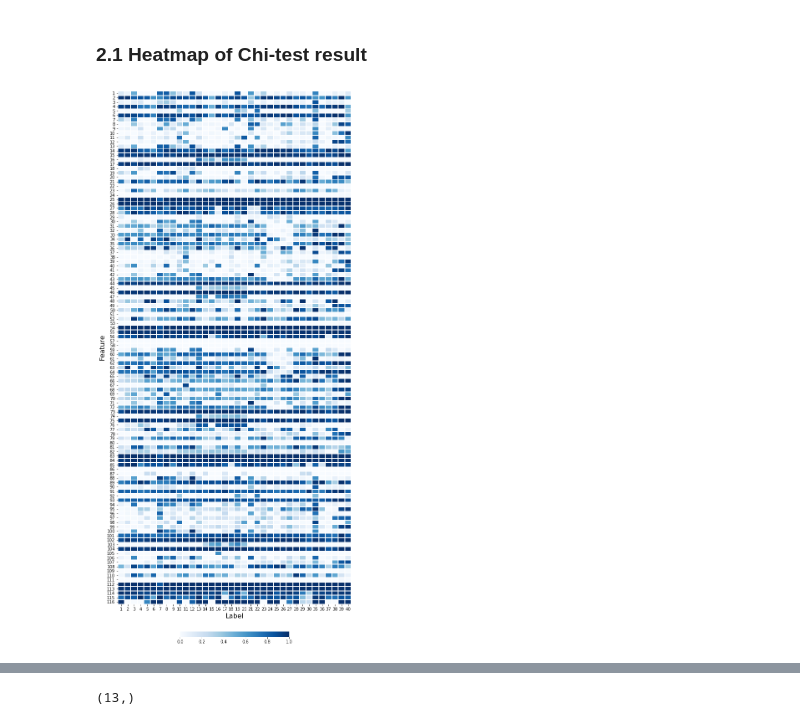
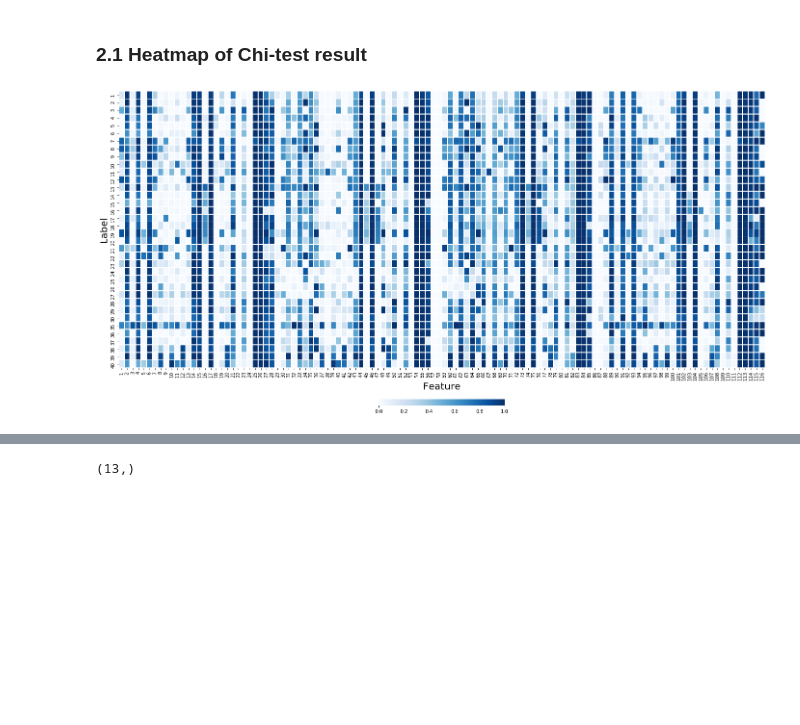
Before and after one commit to jsakhnin/multiclass_IDS_smartgrid, a Jupyter notebook: attack_localization.ipynb, the cells around one changed output, grey strips where cells are left out. Saved outputs shown, nothing was run; the diff lists cells and outputs as text; code cells hidden in the pictures; blank space fills up the shorter version.

```diff
--- a/attack_localization.ipynb
+++ b/attack_localization.ipynb
@@ -63,21 +62,22 @@ array([[1.47449305e-01, 9.82605491e-01, 7.55320530e-02, ...,
 # %% [markdown]
 ### 2.1 Heatmap of Chi-test result
 # %%
-plt.figure(figsize=(10,24))
+plt.figure(figsize=(24,12))
 x_axis_labels = np.unique(y)
 x_axis_labels = x_axis_labels[:-1]
 y_axis_labels = dataPipeline.getFeatureLabels(data)
-sns.heatmap(np.transpose(final_chi), yticklabels = range(1,117),
-            xticklabels = x_axis_labels,
+sns.heatmap(final_chi,
+            xticklabels = range(1,117),
+            yticklabels = x_axis_labels,
             cmap="Blues",
 #             center = 0.000001,
-            cbar_kws={"shrink": 1, "orientation": "horizontal", "pad": 0.05, "fraction": 0.01},
+            cbar_kws={"shrink": 1, "orientation": "horizontal", "pad": 0.1, "fraction": 0.02},
             linewidths = 0.8)
-plt.xlabel("Label", fontsize=16)
-plt.ylabel("Feature", fontsize=16)
-plt.savefig('output/chi_heatmap.pdf')
+plt.ylabel("Label", fontsize=20)
+plt.xlabel("Feature", fontsize=20)
+plt.savefig('output/figures/chi_heatmap.pdf')
 # %% [output]
-[figure, old version]
+[figure, new version]
 # %%
 top_features
 # %% [output]
```
Also changed, not shown: parts of 9 cells of this notebook, 17 other files.
